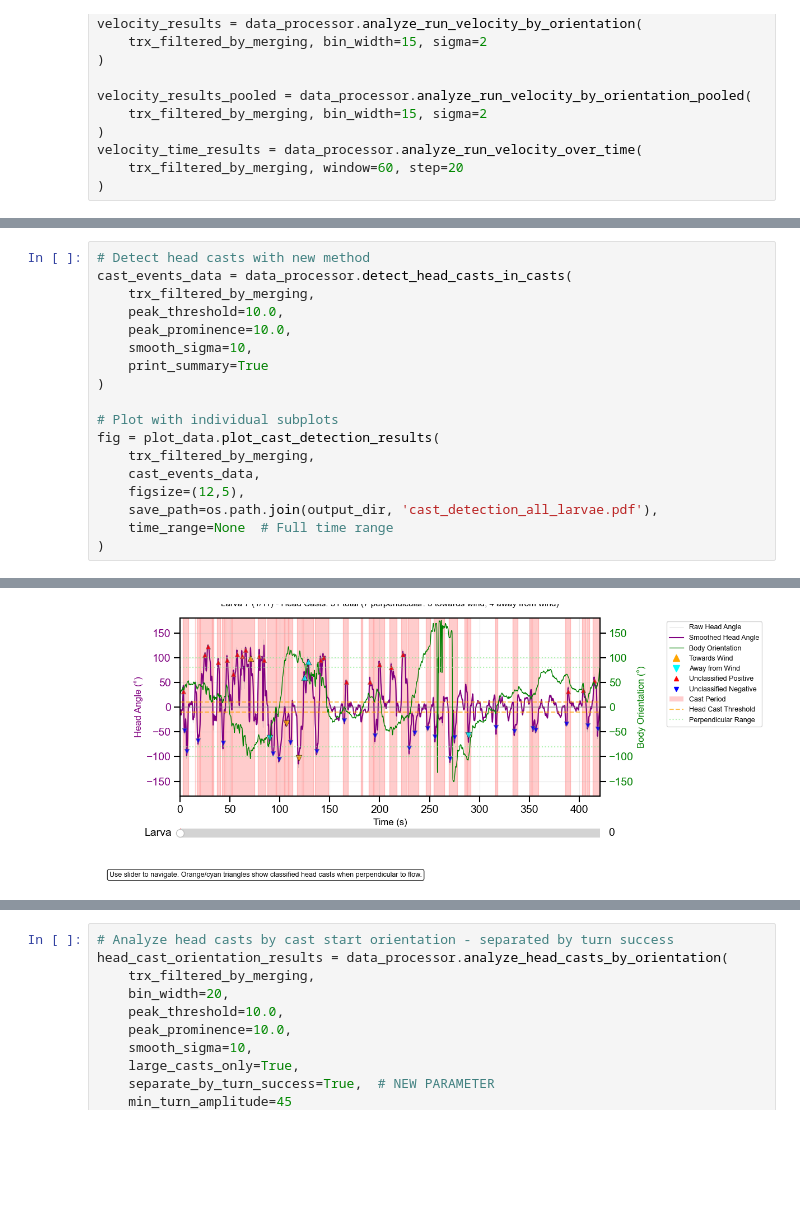
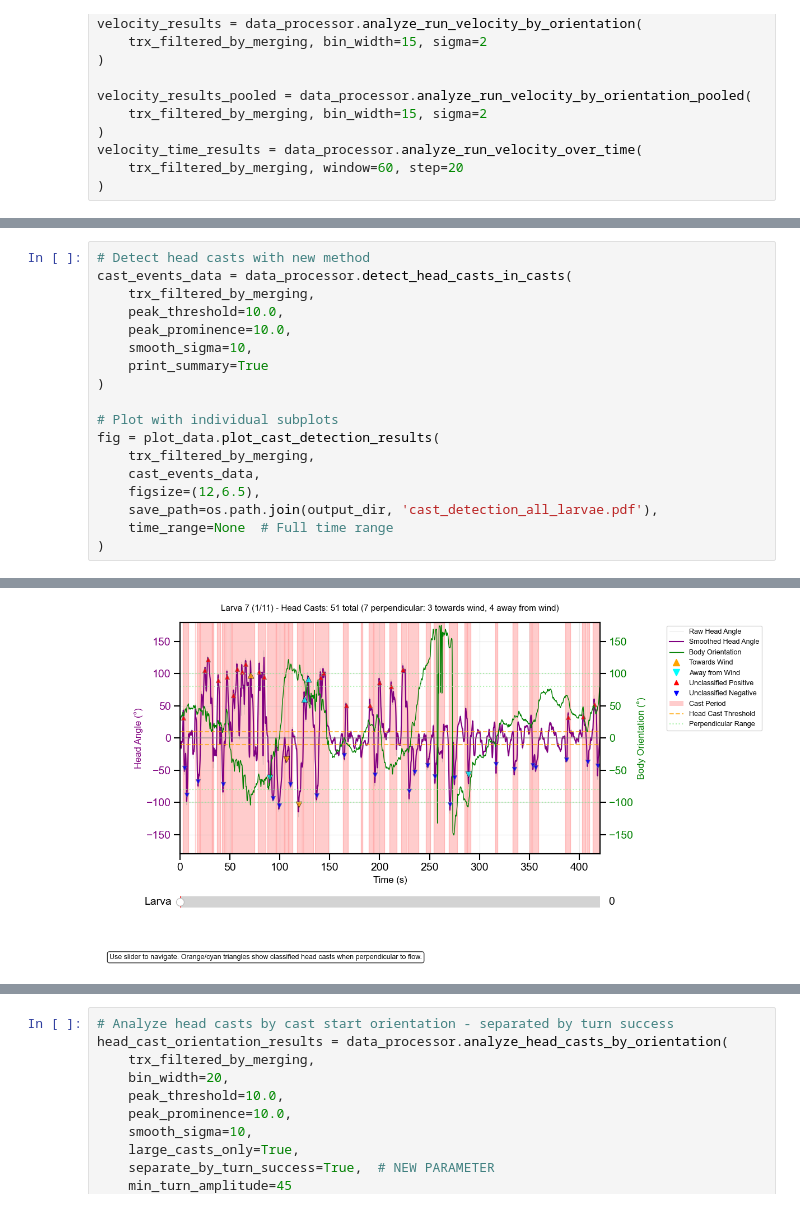
Before and after one commit to JovanicLab/anemotaxis, a Jupyter notebook: scripts/analyze_single_anemotaxis.ipynb, the cells around one changed output, grey strips where cells are left out. Saved outputs shown, nothing was run; the diff lists cells and outputs as text; blank space fills up the shorter version.

```diff
--- a/scripts/analyze_single_anemotaxis.ipynb
+++ b/scripts/analyze_single_anemotaxis.ipynb
@@ -301,35 +304,35 @@ cast_events_data = data_processor.detect_head_casts_in_casts(
     peak_prominence=10.0,
     smooth_sigma=10,
     print_summary=True
 )
 
 # Plot with individual subplots
 fig = plot_data.plot_cast_detection_results(
     trx_filtered_by_merging,
     cast_events_data,
-    figsize=(12,5),
+    figsize=(12,6.5),
     save_path=os.path.join(output_dir, 'cast_detection_all_larvae.pdf'),
     time_range=None  # Full time range
 )
 # %% [output]
 🎯 Head Cast Detection Summary (with Turn Detection)
 ================================================================================
 Larva  7: 37 cast periods ( 6 turns),  51 head casts ( 7 perpendicular:  3 towards [42.9%],  4 away [57.1%])
 Larva 10: 13 cast periods ( 1 turns),  40 head casts (16 perpendicular:  5 towards [31.2%], 11 away [68.8%])
 Larva 11: 23 cast periods ( 2 turns),  41 head casts ( 9 perpendicular:  5 towards [55.6%],  4 away [44.4%])
 Larva 14: 30 cast periods (10 turns),  36 head casts ( 5 perpendicular:  3 towards [60.0%],  2 away [40.0%])
 Larva 16: 27 cast periods ( 5 turns),  54 head casts (16 perpendicular:  7 towards [43.8%],  9 away [56.2%])
 Larva 17: 34 cast periods ( 8 turns),  40 head casts ( 9 perpendicular:  4 towards [44.4%],  5 away [55.6%])
 Larva 19: 25 cast periods ( 5 turns),  31 head casts (13 perpendicular:  7 towards [53.8%],  6 away [46.2%])
 Larva 21: 18 cast periods ( 1 turns),  18 head casts ( 7 perpendicular:  4 towards [57.1%],  3 away [42.9%])
 Larva 23: 21 cast periods ( 4 turns),  54 head casts (15 perpendicular:  9 towards [60.0%],  6 away [40.0%])
 Larva 713: 24 cast periods ( 7 turns),  44 head casts ( 9 perpendicular:  3 towards [33.3%],  6 away [66.7%])
 ... (5 lines left out)
 Average head casts per larva: 39.2
 Average head casts per cast period: 1.6
 Turn rate: 18.5% (51/275 casts)
 💾 Saved: /Users/sharbat/Projects/anemotaxis/data/t7/W1118@20XUAS_CsChrimsom_mVenus/ch_95grad_2s1x420s0s#p_5gradient2_2s1x420s0s#n#n/20240719_144642/analyses/cast_detection_all_larvae.pdf
-[figure, old version]
+[figure, new version]
 # %%
 # Analyze first head cast bias
 bias_results_first = data_processor.analyze_head_cast_bias(
```
Also changed, not shown: parts of 5 cells of this notebook.
